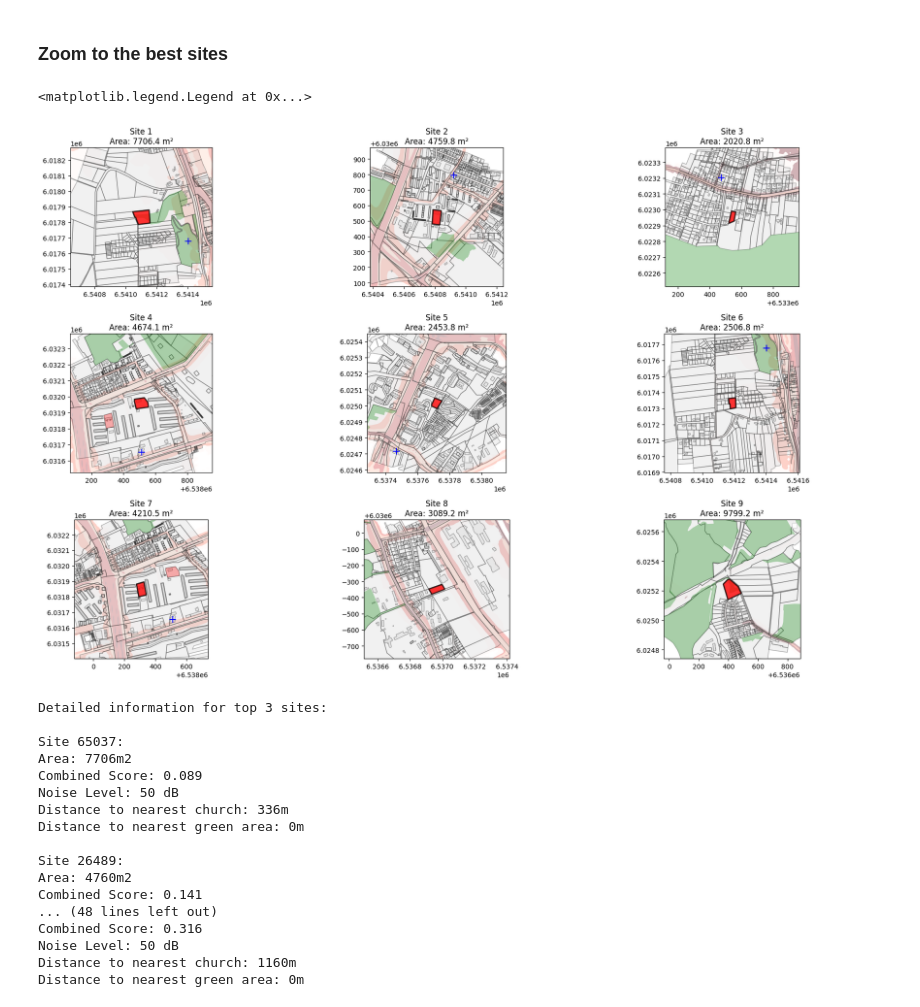
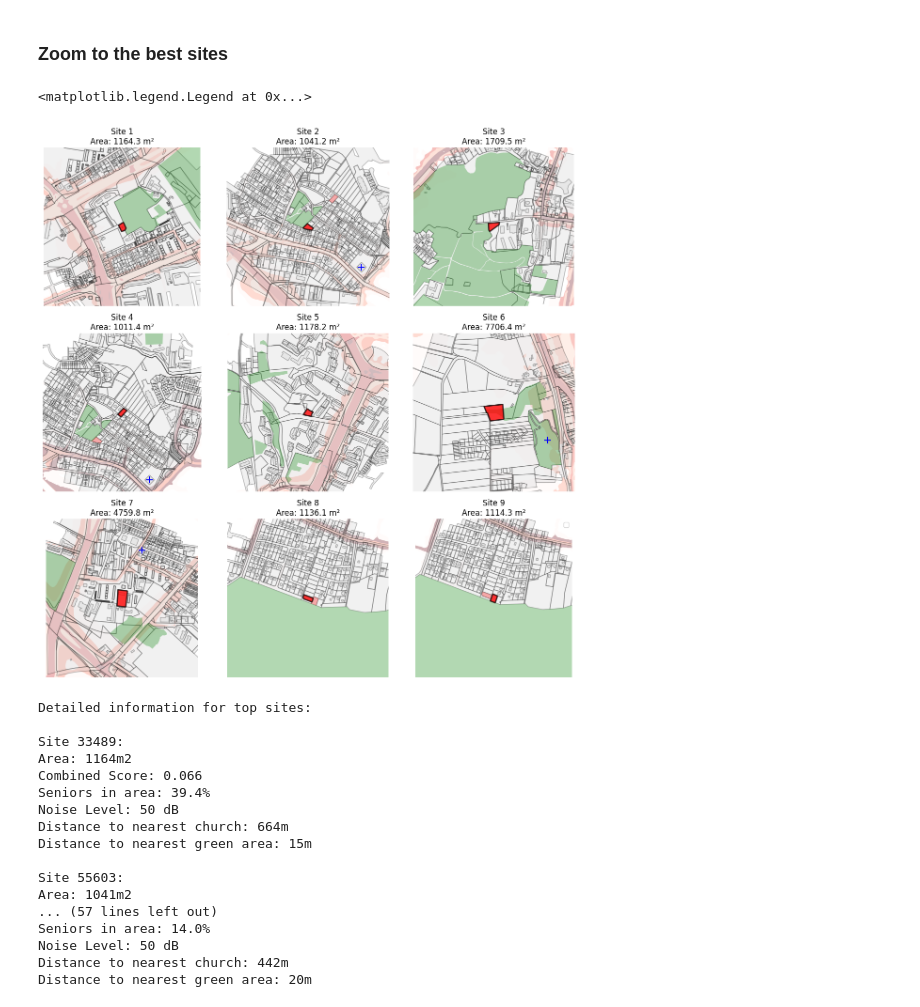
Before and after one commit to archiboi69/archestra, a Jupyter notebook: site_selection.ipynb, the cells around one changed output. Drawn from its saved outputs; the diff is of its cells as text; code cells hidden in the pictures.

Commit message:
added weights to site selection

```diff
--- a/site_selection.ipynb
+++ b/site_selection.ipynb
@@ -143,7 +149,7 @@ potential_sites["distance_to_nearest_church"] = potential_sites.apply(
     axis=1
 )
 
-potential_sites["pow_penalty"] = normalize(potential_sites["distance_to_nearest_church"])
+potential_sites["church_penalty"] = normalize(potential_sites["distance_to_nearest_church"])
 # %%
 potential_sites["distance_to_nearest_green"] = potential_sites.apply(
     lambda row: compute_distance_to_nearest_target(
@@ -170,12 +176,24 @@ potential_sites["noise_level"] = mean_noise
 potential_sites["noise_level"] = potential_sites["noise_level"].fillna(50)
 
 potential_sites["noise_penalty"] = normalize(np.log(potential_sites["noise_level"]))
+# %%
+# Calculate senior density at each potential site
+# Open the raster file
+with rasterio.open("/Users/michaldeja/Documents/GitHub/archestra/data/GIS/old_heatmap.tif") as src:
+    # Get the raster values at each centroid
+    potential_sites['senior_density'] = [
+        round(list(src.sample([(geom.x, geom.y)]))[0][0], 1)
+        for geom in potential_sites['centroid']
+    ]
+
+potential_sites["senior_penalty"] = 1 - normalize(potential_sites["senior_density"])
 # %%
 # Calculate a combined score for each site
 potential_sites['combined_score'] = (
-    potential_sites['green_penalty'] +
-    potential_sites['pow_penalty'] +
-    potential_sites['noise_penalty']
+    potential_sites['green_penalty'] * green_penalty_weight +
+    potential_sites['church_penalty'] * church_penalty_weight +
+    potential_sites['noise_penalty'] * noise_penalty_weight +
+    potential_sites['senior_penalty'] * senior_penalty_weight
 )
 
 best_sites = potential_sites.nsmallest(9, 'combined_score').copy()
@@ -221,6 +239,8 @@ for idx, site in best_sites.iterrows():
         fontweight='bold'
     )
 ctx.add_basemap(ax, crs=2177)
+ax.set_axis_off()
+
 plt.title('Top 9 Sites Based on Combined Criteria')
 plt.legend()
 # %% [output]
@@ -231,7 +251,7 @@ plt.legend()
 # %%
 buffer_distance = 300
 
-fig, axes = plt.subplots(3, 3, figsize=(20, 12))
+fig, axes = plt.subplots(3, 3, figsize=(12, 12))
 axes = axes.flatten()
 
 for idx in range(len(best_sites)):
@@ -245,59 +265,61 @@ for idx in range(len(best_sites)):
     noise_map_in_view = noise_map[noise_map.intersects(buffer)]
     plots_in_view = plots[plots.intersects(buffer)]
     buildings_in_view = buildings[buildings.intersects(buffer)]
     green_areas_in_view = green_areas[green_areas.intersects(buffer)]
     pow_in_view = churches[churches.intersects(buffer)]
     best_sites_in_view = best_sites[best_sites.intersects(buffer)]
 
     # Plot layers
     noise_map_in_view.plot(ax=ax, cmap='Reds', alpha=0.3)
     plots_in_view.plot(ax=ax, color='lightgrey', edgecolor='black', alpha=0.3)
     buildings_in_view.plot(ax=ax, color='lightgrey', edgecolor='black', alpha=0.3)
     green_areas_in_view.plot(ax=ax, color='green', alpha=0.3)
     if len(pow_in_view) > 0:
         pow_in_view.plot(ax=ax, color='blue', marker='+', markersize=100)
     best_sites_in_view.plot(ax=ax, facecolor='red', alpha=0.3)
 
     # Highlight the site
     site_gdf = gpd.GeoDataFrame(geometry=[site.geometry], crs=2177)
     site_gdf.plot(ax=ax, facecolor='red', edgecolor='black', alpha=0.7, linewidth=2)
 
     # Set bounds
     ax.set_xlim(buffer.bounds[0], buffer.bounds[2])
     ax.set_ylim(buffer.bounds[1], buffer.bounds[3])
 
     ax.set_title(f'Site {idx+1}\nArea: {site.area:.1f} m²')
+    ax.set_axis_off()
 
 plt.tight_layout()
 plt.legend()
 # %% [output]
 <matplotlib.legend.Legend at 0x...>
-[figure, old version]
+[figure, new version]
 # %%
 # Print detailed information about each site
-print("\nDetailed information for top 3 sites:")
+print("\nDetailed information for top sites:")
 for idx, site in best_sites.iterrows():
     print(f"\nSite {idx}:")
     print(f"Area: {site.area:.0f}m2")
     print(f"Combined Score: {site.combined_score:.3f}")
+    print(f"Seniors in area: {site.senior_density:.1f}%")
     print(f"Noise Level: {site.noise_level:.0f} dB")
     print(f"Distance to nearest church: {site.distance_to_nearest_church:.0f}m")
     print(f"Distance to nearest green area: {site.distance_to_nearest_green:.0f}m")
 # %% [output]
-Detailed information for top 3 sites:
+Detailed information for top sites:
 
-Site 65037:
-Area: 7706m2
-Combined Score: 0.089
+Site 33489:
+Area: 1164m2
+Combined Score: 0.066
+Seniors in area: 39.4%
 Noise Level: 50 dB
-Distance to nearest church: 336m
-Distance to nearest green area: 0m
+Distance to nearest church: 664m
+Distance to nearest green area: 15m
 
-Site 26489:
-Area: 4760m2
-Combined Score: 0.141
-... (48 lines left out)
-Combined Score: 0.316
+Site 55603:
+Area: 1041m2
+... (57 lines left out)
+Seniors in area: 14.0%
 Noise Level: 50 dB
-Distance to nearest church: 1160m
-Distance to nearest green area: 0m
+Distance to nearest church: 442m
+Distance to nearest green area: 20m
```
Also changed, not shown: parts of 6 cells of this notebook, 1 other file.
